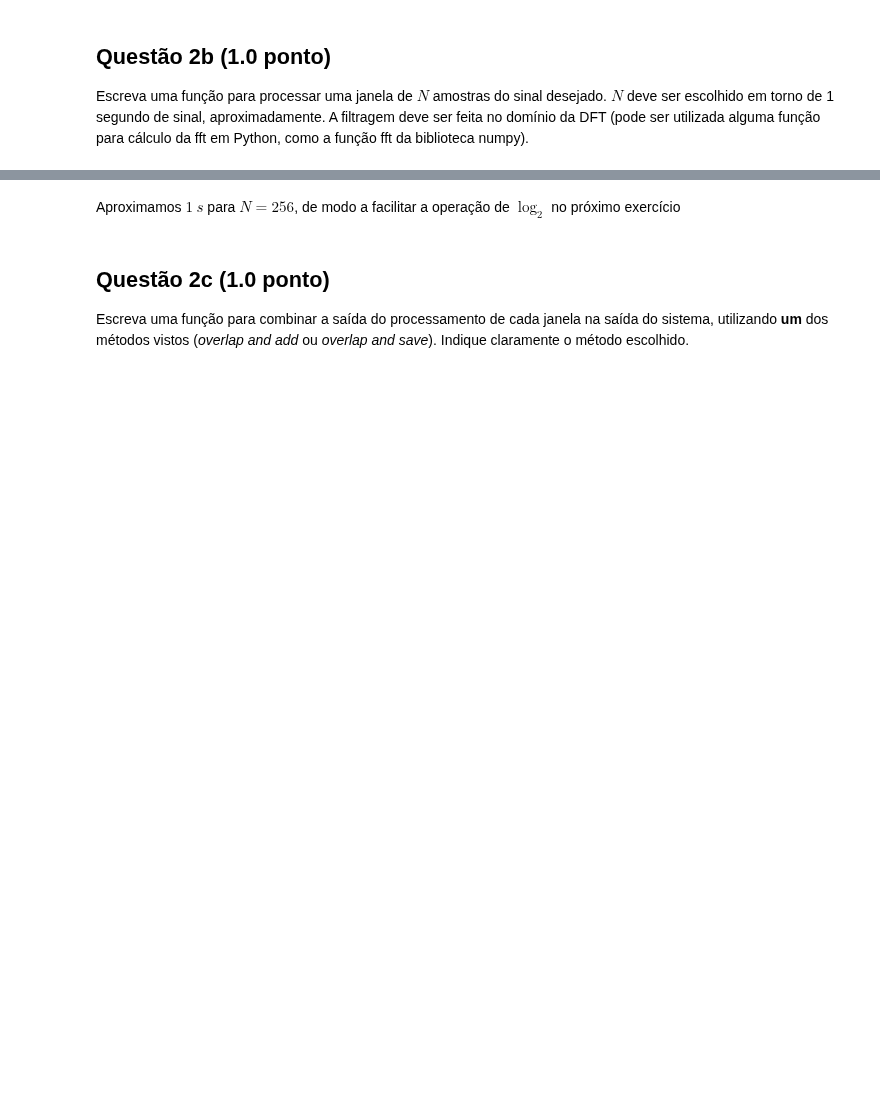
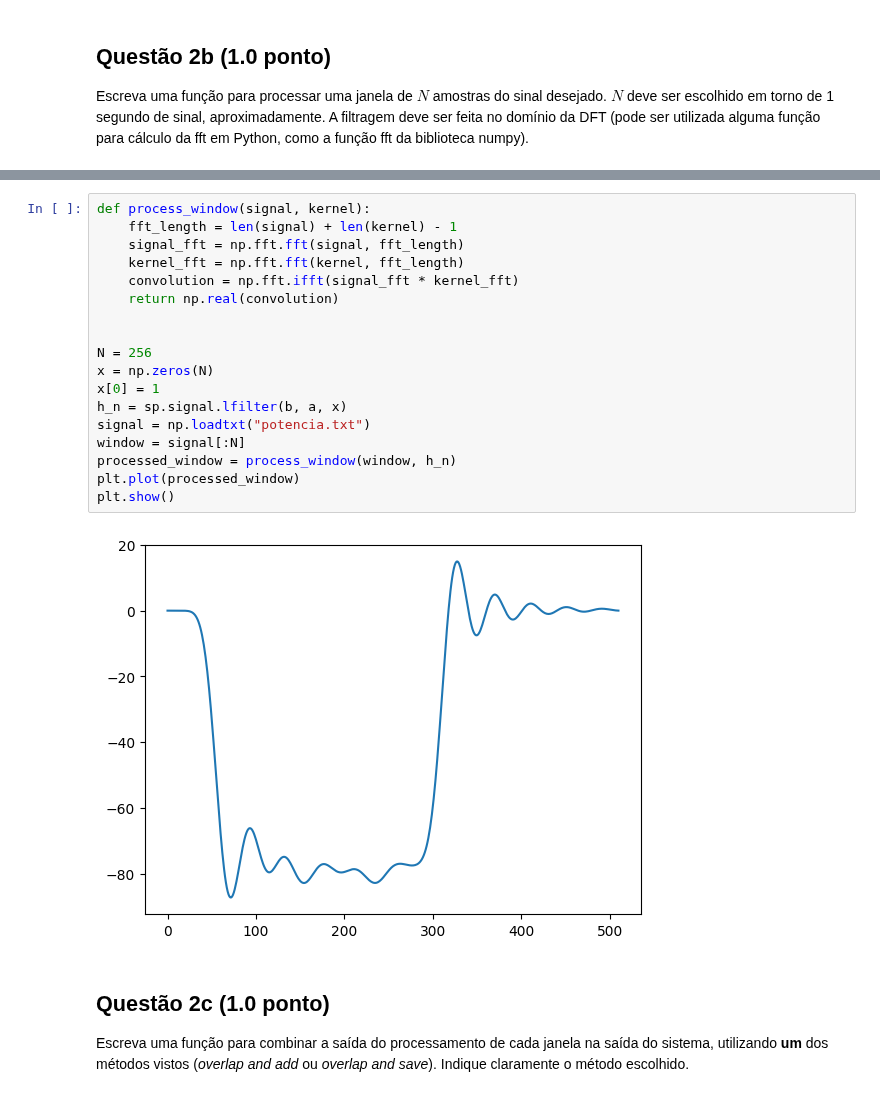
Before and after one commit to akaTsunemori/signal-processing-studies, a Jupyter notebook: projeto-4/projeto4.ipynb, the cells around one changed output, grey strips where cells are left out. Drawn from its saved outputs; the diff is of its cells as text; blank space fills up the shorter version.

```diff
--- a/projeto-4/projeto4.ipynb
+++ b/projeto-4/projeto4.ipynb
@@ -144,5 +146,23 @@ plt.show()
-# %% [markdown]
-Aproximamos $1 \ s$ para $N = 256$, de modo a facilitar a operação de $\log_2$ no próximo exercício
+# %%
+def process_window(signal, kernel):
+    fft_length = len(signal) + len(kernel) - 1
+    signal_fft = np.fft.fft(signal, fft_length)
+    kernel_fft = np.fft.fft(kernel, fft_length)
+    convolution = np.fft.ifft(signal_fft * kernel_fft)
+    return np.real(convolution)
+
+
+N = 256
+x = np.zeros(N)
+x[0] = 1
+h_n = sp.signal.lfilter(b, a, x)
+signal = np.loadtxt("potencia.txt")
+window = signal[:N]
+processed_window = process_window(window, h_n)
+plt.plot(processed_window)
+plt.show()
+# %% [output]
+[figure, added]
 # %% [markdown]
 ## Questão 2c (1.0  ponto)
 
```
Also changed, not shown: parts of 5 cells of this notebook.
